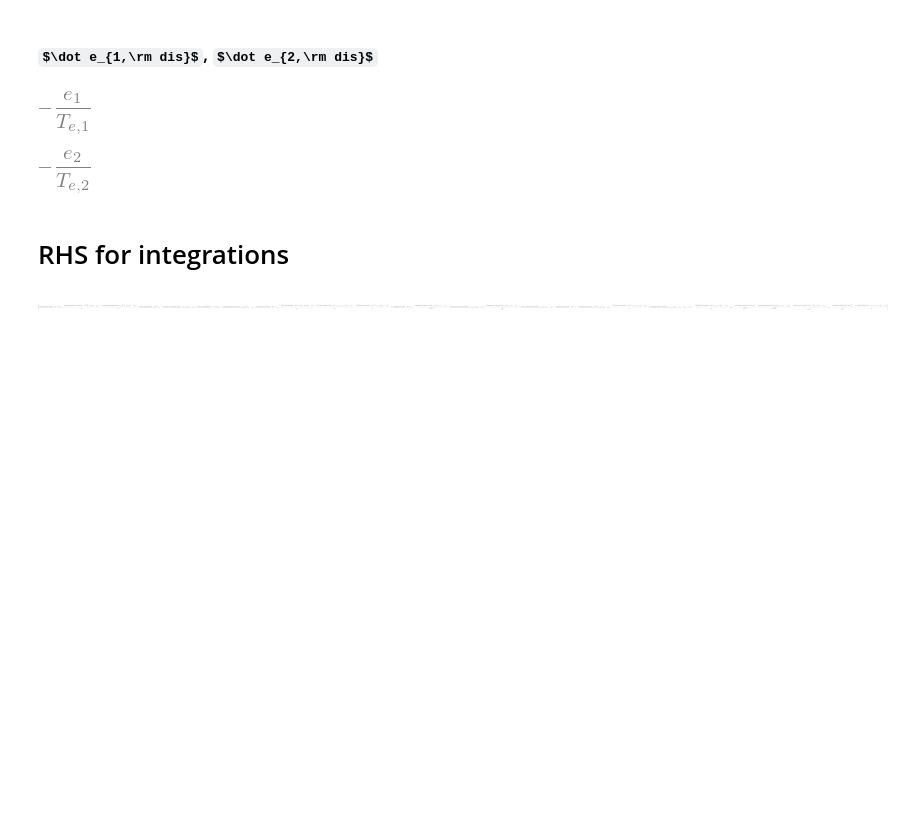
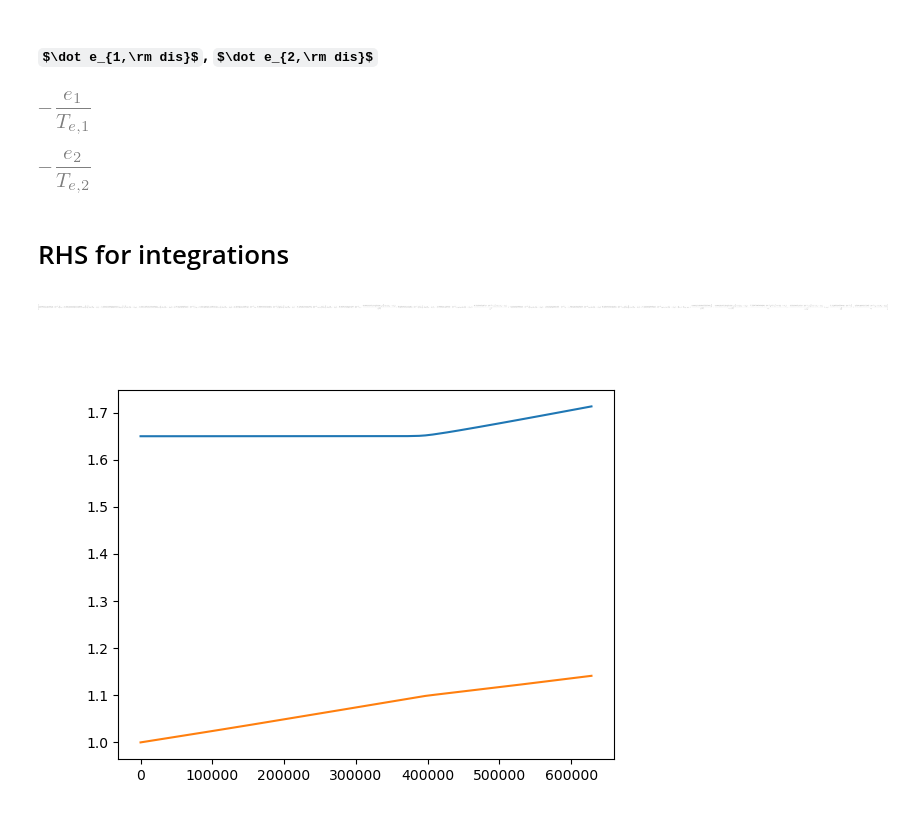
Before and after one commit to jtlaune/wc-apsidal-precession, a Jupyter notebook: paper-3.ipynb, the cells around one changed output. Drawn from its saved outputs; the diff is of its cells as text; code cells hidden in the pictures; some formulas as TeX source; blank space fills up the shorter version.

```diff
--- a/paper-3.ipynb
+++ b/paper-3.ipynb
@@ -197,7 +236,9 @@ e1_dot_res
 # %% [output]
 [figure]
 # %%
-e2_dot_res = to_orbelts(Gam2_dot_res/(Lam2*e2) - term_multiply(Lam2_dot_res, Rational(1,2)/Lam2*e2)).subs(a2,n2**Rational(-2,3))
+e2_dot_res = to_orbelts(
+    Gam2_dot_res / (Lam2 * e2) - term_multiply(Lam2_dot_res, Rational(1, 2) / Lam2 * e2)
+).subs(a2, n2 ** Rational(-2, 3))
 e2_dot_res
 # %% [output]
 [figure]
@@ -314,0 +361,43 @@ funs
+# %%
+def solve_ivp(job):
+    ind, omega_1, omega_2, theta0, varpi10, varpi20 = (
+        job[0],
+        job[1],
+        job[2],
+        job[3],
+        job[4],
+        job[5],
+    )
+
+    funcl = lambdify(xp, funs)
+
+    def func(t, x0):
+        return funcl(*x0, omega_1, omega_2)
+
+    def event1(t, Y):
+        return Y[1] / Y[0] - 0.8
+
+    event1.terminal = True
+
+    teval = npy.linspace(0, 2 * npy.pi * 1e5, 10000)
+    sol = sp.integrate.solve_ivp(
+        func,
+        [teval[0], teval[-1]],
+        [1.65, 1, 0.001, 0.001, theta0, varpi10, varpi20],
+        t_eval=teval,
+        rtol=1e-9,
+        atol=1e-9,
+        method="DOP853",
+        events=[event1],
+    )
+    return sol
+# %%
+omega0 = 1e-2
+sol = solve_ivp([0, omega0 * alpha0val**3.5, omega0, 0, 0, 0])
+# %%
+plt.clf()
+plt.plot(sol.t, sol.y[0])
+plt.plot(sol.t, sol.y[1])
+plt.show()
+# %% [output]
+[figure, added]
```
Also changed, not shown: parts of 30 cells of this notebook.
